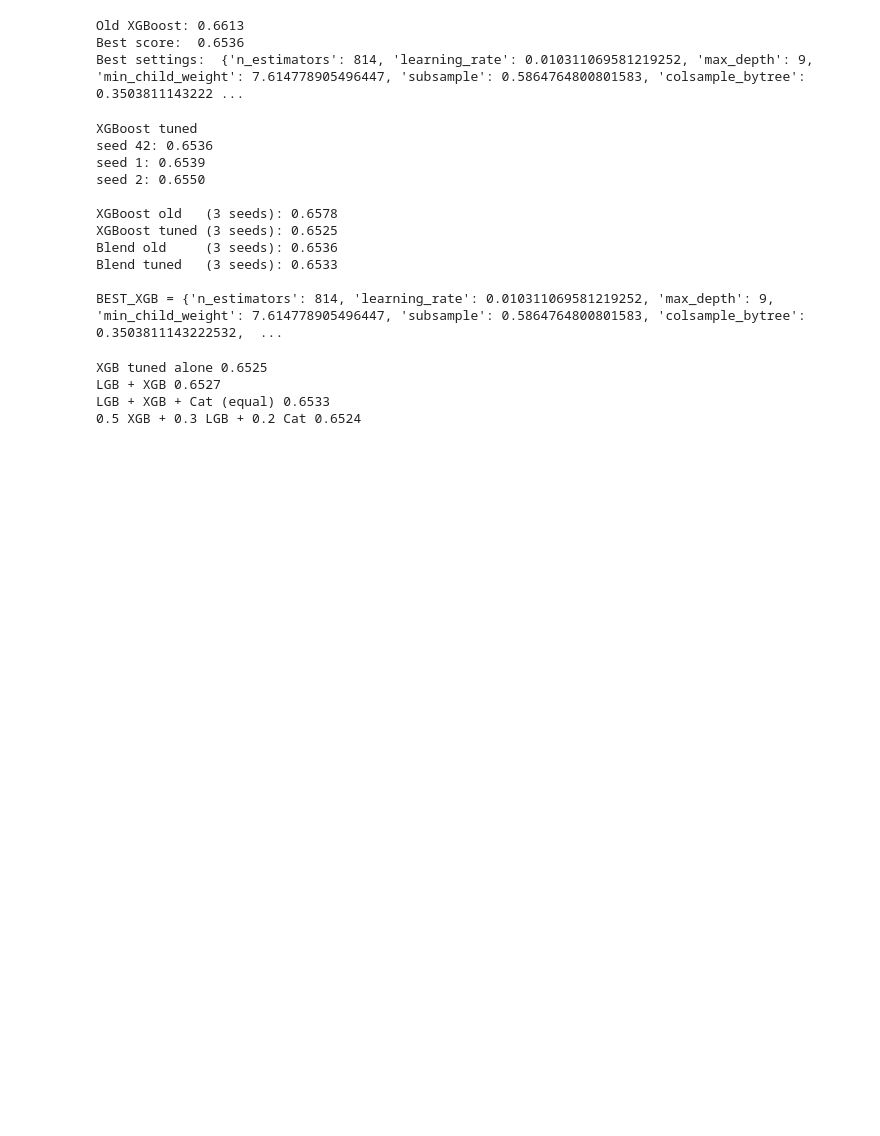
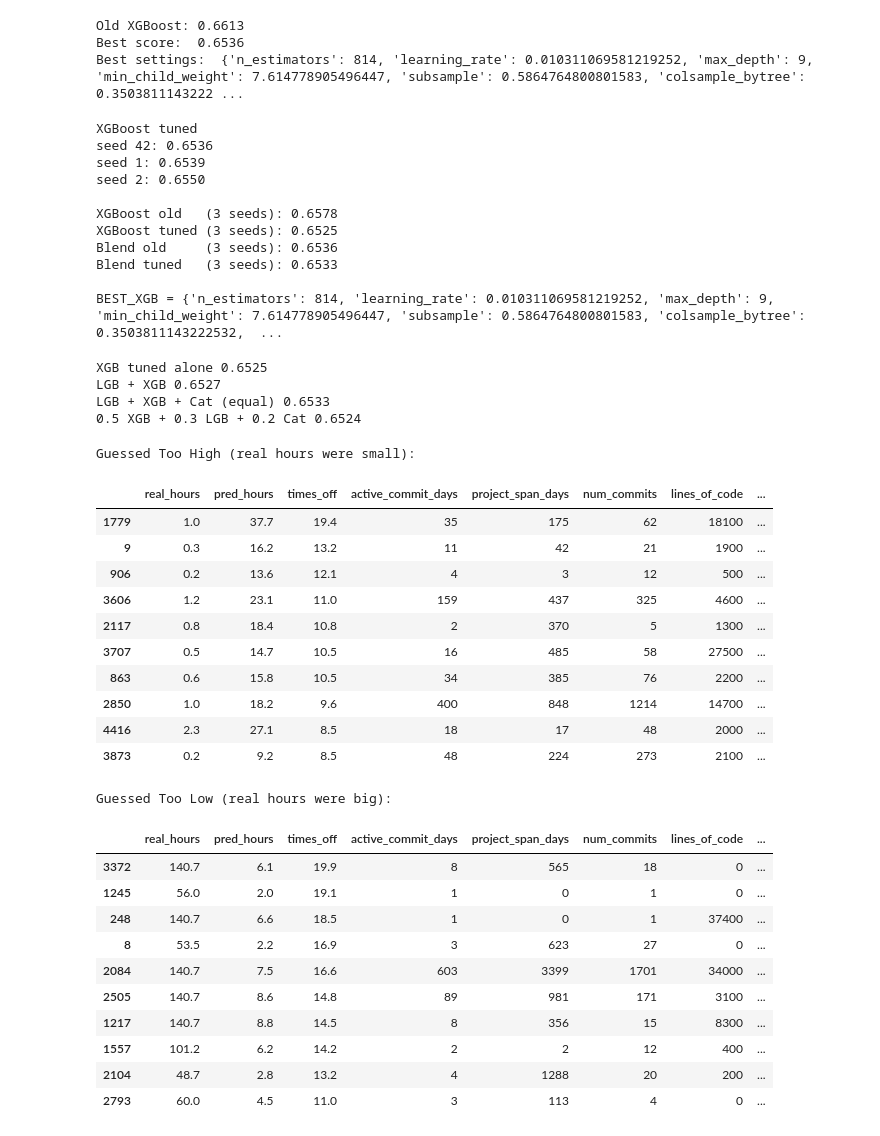
Before and after one commit to xinbinglim/hour-detective, a Jupyter notebook: compare.ipynb, the cells around one changed output. Drawn from its saved outputs; the diff is of its cells as text; code cells hidden in the pictures; blank space fills up the shorter version.

```diff
--- a/compare.ipynb
+++ b/compare.ipynb
@@ -337,3 +337,51 @@ XGB tuned alone 0.6525
 LGB + XGB 0.6527
 LGB + XGB + Cat (equal) 0.6533
 0.5 XGB + 0.3 LGB + 0.2 Cat 0.6524
+# %%
+best_oof = 0.5 * oof_xgb_t + 0.3 * oof_lgb_s + 0.2 * oof_cat_s
+
+err = pd.DataFrame({
+    "real_hours": train["hours_spent"],
+    "pred_hours": np.expm1(best_oof).clip(0, 140.7).round(1),
+})
+
+err["error"] = best_oof - y
+err["times_off"] = np.exp(err["error"].abs()).round(1)
+
+show = ["real_hours", "pred_hours", "times_off",
+        "active_commit_days", "project_span_days", "num_commits",
+        "lines_of_code", "pct_code_in_first_commit", "readme_word_count",
+        "project_category", "url_is_live"]
+
+info = pd.concat([err, train.drop(columns=["hours_spent"])], axis=1)
+
+print("Guessed Too High (real hours were small): ")
+display(info.sort_values("error", ascending=False)[show].head(10))
+
+print("Guessed Too Low (real hours were big): ")
+display(info.sort_values("error")[show].head(10))
+# %% [output]
+Guessed Too High (real hours were small):
+|  | real_hours | pred_hours | times_off | active_commit_days | project_span_days | num_commits | lines_of_code | ... |
+| 1779 | 1.0 | 37.7 | 19.4 | 35 | 175 | 62 | 18100 | ... |
+| 9 | 0.3 | 16.2 | 13.2 | 11 | 42 | 21 | 1900 | ... |
+| 906 | 0.2 | 13.6 | 12.1 | 4 | 3 | 12 | 500 | ... |
+| 3606 | 1.2 | 23.1 | 11.0 | 159 | 437 | 325 | 4600 | ... |
+| 2117 | 0.8 | 18.4 | 10.8 | 2 | 370 | 5 | 1300 | ... |
+| 3707 | 0.5 | 14.7 | 10.5 | 16 | 485 | 58 | 27500 | ... |
+| 863 | 0.6 | 15.8 | 10.5 | 34 | 385 | 76 | 2200 | ... |
+| 2850 | 1.0 | 18.2 | 9.6 | 400 | 848 | 1214 | 14700 | ... |
+| 4416 | 2.3 | 27.1 | 8.5 | 18 | 17 | 48 | 2000 | ... |
+| 3873 | 0.2 | 9.2 | 8.5 | 48 | 224 | 273 | 2100 | ... |
+Guessed Too Low (real hours were big):
+|  | real_hours | pred_hours | times_off | active_commit_days | project_span_days | num_commits | lines_of_code | ... |
+| 3372 | 140.7 | 6.1 | 19.9 | 8 | 565 | 18 | 0 | ... |
+| 1245 | 56.0 | 2.0 | 19.1 | 1 | 0 | 1 | 0 | ... |
+| 248 | 140.7 | 6.6 | 18.5 | 1 | 0 | 1 | 37400 | ... |
+| 8 | 53.5 | 2.2 | 16.9 | 3 | 623 | 27 | 0 | ... |
+| 2084 | 140.7 | 7.5 | 16.6 | 603 | 3399 | 1701 | 34000 | ... |
+| 2505 | 140.7 | 8.6 | 14.8 | 89 | 981 | 171 | 3100 | ... |
+| 1217 | 140.7 | 8.8 | 14.5 | 8 | 356 | 15 | 8300 | ... |
+| 1557 | 101.2 | 6.2 | 14.2 | 2 | 2 | 12 | 400 | ... |
+| 2104 | 48.7 | 2.8 | 13.2 | 4 | 1288 | 20 | 200 | ... |
+| 2793 | 60.0 | 4.5 | 11.0 | 3 | 113 | 4 | 0 | ... |
```
Also changed, not shown: parts of 1 cell of this notebook.
